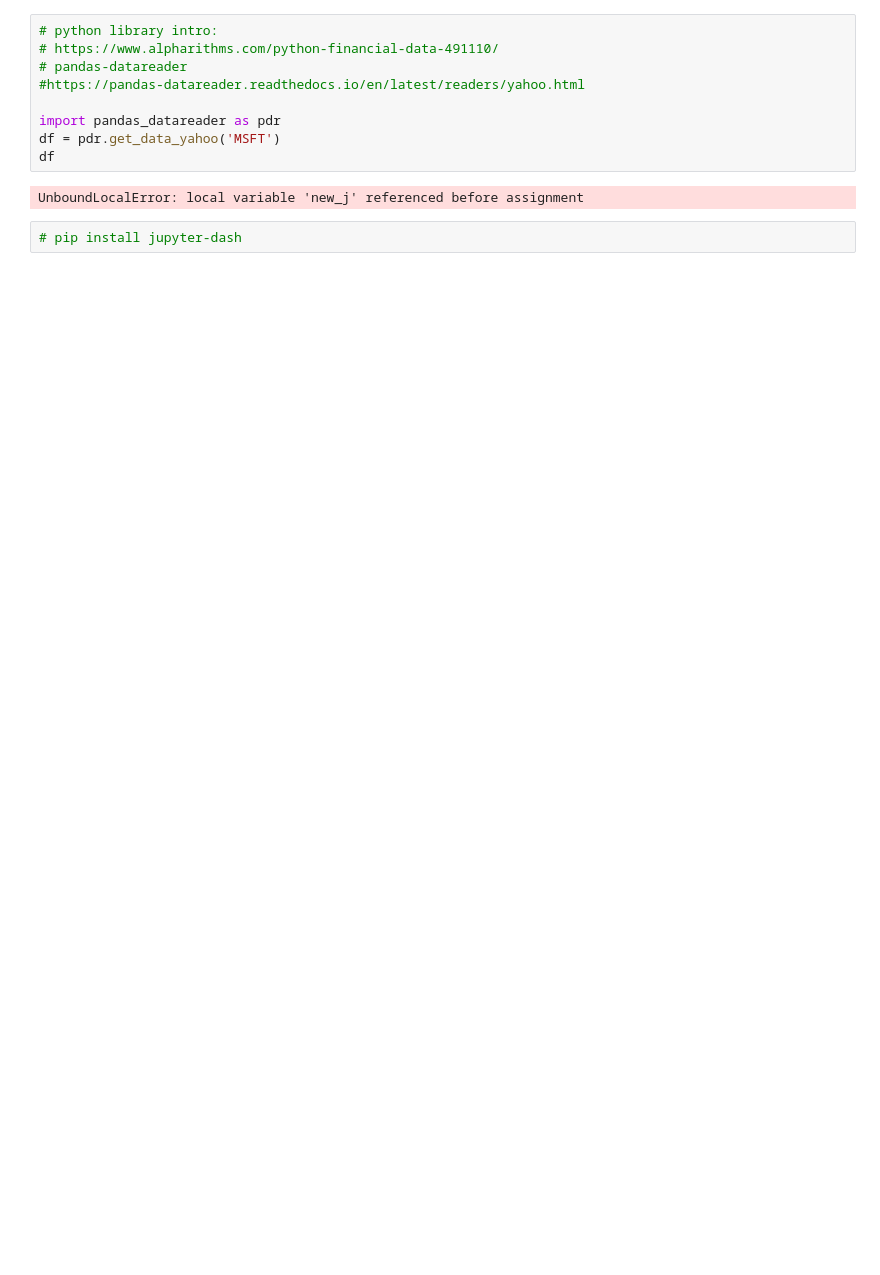
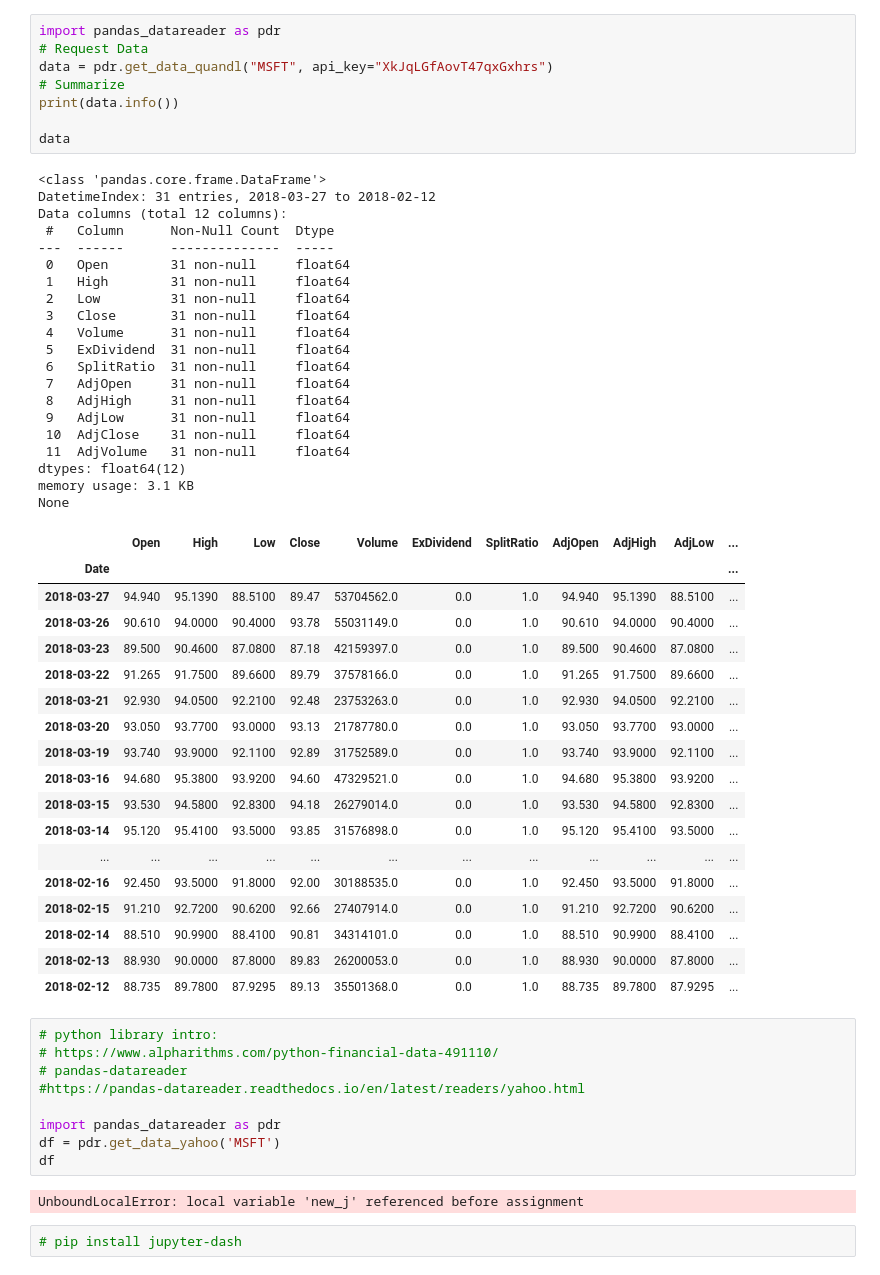
Before and after one commit to ziyunxiao/stock_training, a Jupyter notebook: stock_data.ipynb, the cells around one changed output. Saved outputs shown, nothing was run; the diff lists cells and outputs as text; blank space fills up the shorter version.

```diff
--- a/stock_data.ipynb
+++ b/stock_data.ipynb
@@ -1,3 +1,50 @@
+# %%
+import pandas_datareader as pdr
+# Request Data
+data = pdr.get_data_quandl("MSFT", api_key="XkJqLGfAovT47qxGxhrs")
+# Summarize
+print(data.info())
+
+data
+# %% [output]
+<class 'pandas.core.frame.DataFrame'>
+DatetimeIndex: 31 entries, 2018-03-27 to 2018-02-12
+Data columns (total 12 columns):
+ #   Column      Non-Null Count  Dtype
+---  ------      --------------  -----
+ 0   Open        31 non-null     float64
+ 1   High        31 non-null     float64
+ 2   Low         31 non-null     float64
+ 3   Close       31 non-null     float64
+ 4   Volume      31 non-null     float64
+ 5   ExDividend  31 non-null     float64
+ 6   SplitRatio  31 non-null     float64
+ 7   AdjOpen     31 non-null     float64
+ 8   AdjHigh     31 non-null     float64
+ 9   AdjLow      31 non-null     float64
+ 10  AdjClose    31 non-null     float64
+ 11  AdjVolume   31 non-null     float64
+dtypes: float64(12)
+memory usage: 3.1 KB
+None
+|  | Open | High | Low | Close | Volume | ExDividend | SplitRatio | AdjOpen | AdjHigh | AdjLow | ... |
+| Date |  |  |  |  |  |  |  |  |  |  | ... |
+| 2018-03-27 | 94.940 | 95.1390 | 88.5100 | 89.47 | 53704562.0 | 0.0 | 1.0 | 94.940 | 95.1390 | 88.5100 | ... |
+| 2018-03-26 | 90.610 | 94.0000 | 90.4000 | 93.78 | 55031149.0 | 0.0 | 1.0 | 90.610 | 94.0000 | 90.4000 | ... |
+| 2018-03-23 | 89.500 | 90.4600 | 87.0800 | 87.18 | 42159397.0 | 0.0 | 1.0 | 89.500 | 90.4600 | 87.0800 | ... |
+| 2018-03-22 | 91.265 | 91.7500 | 89.6600 | 89.79 | 37578166.0 | 0.0 | 1.0 | 91.265 | 91.7500 | 89.6600 | ... |
+| 2018-03-21 | 92.930 | 94.0500 | 92.2100 | 92.48 | 23753263.0 | 0.0 | 1.0 | 92.930 | 94.0500 | 92.2100 | ... |
+| 2018-03-20 | 93.050 | 93.7700 | 93.0000 | 93.13 | 21787780.0 | 0.0 | 1.0 | 93.050 | 93.7700 | 93.0000 | ... |
+| 2018-03-19 | 93.740 | 93.9000 | 92.1100 | 92.89 | 31752589.0 | 0.0 | 1.0 | 93.740 | 93.9000 | 92.1100 | ... |
+| 2018-03-16 | 94.680 | 95.3800 | 93.9200 | 94.60 | 47329521.0 | 0.0 | 1.0 | 94.680 | 95.3800 | 93.9200 | ... |
+| 2018-03-15 | 93.530 | 94.5800 | 92.8300 | 94.18 | 26279014.0 | 0.0 | 1.0 | 93.530 | 94.5800 | 92.8300 | ... |
+| 2018-03-14 | 95.120 | 95.4100 | 93.5000 | 93.85 | 31576898.0 | 0.0 | 1.0 | 95.120 | 95.4100 | 93.5000 | ... |
+| ... | ... | ... | ... | ... | ... | ... | ... | ... | ... | ... | ... |
+| 2018-02-16 | 92.450 | 93.5000 | 91.8000 | 92.00 | 30188535.0 | 0.0 | 1.0 | 92.450 | 93.5000 | 91.8000 | ... |
+| 2018-02-15 | 91.210 | 92.7200 | 90.6200 | 92.66 | 27407914.0 | 0.0 | 1.0 | 91.210 | 92.7200 | 90.6200 | ... |
+| 2018-02-14 | 88.510 | 90.9900 | 88.4100 | 90.81 | 34314101.0 | 0.0 | 1.0 | 88.510 | 90.9900 | 88.4100 | ... |
+| 2018-02-13 | 88.930 | 90.0000 | 87.8000 | 89.83 | 26200053.0 | 0.0 | 1.0 | 88.930 | 90.0000 | 87.8000 | ... |
+| 2018-02-12 | 88.735 | 89.7800 | 87.9295 | 89.13 | 35501368.0 | 0.0 | 1.0 | 88.735 | 89.7800 | 87.9295 | ... |
 # %%
 # python library intro:
 # https://www.alpharithms.com/python-financial-data-491110/
```
Also changed, not shown: parts of 4 cells of this notebook, 4 other files.
